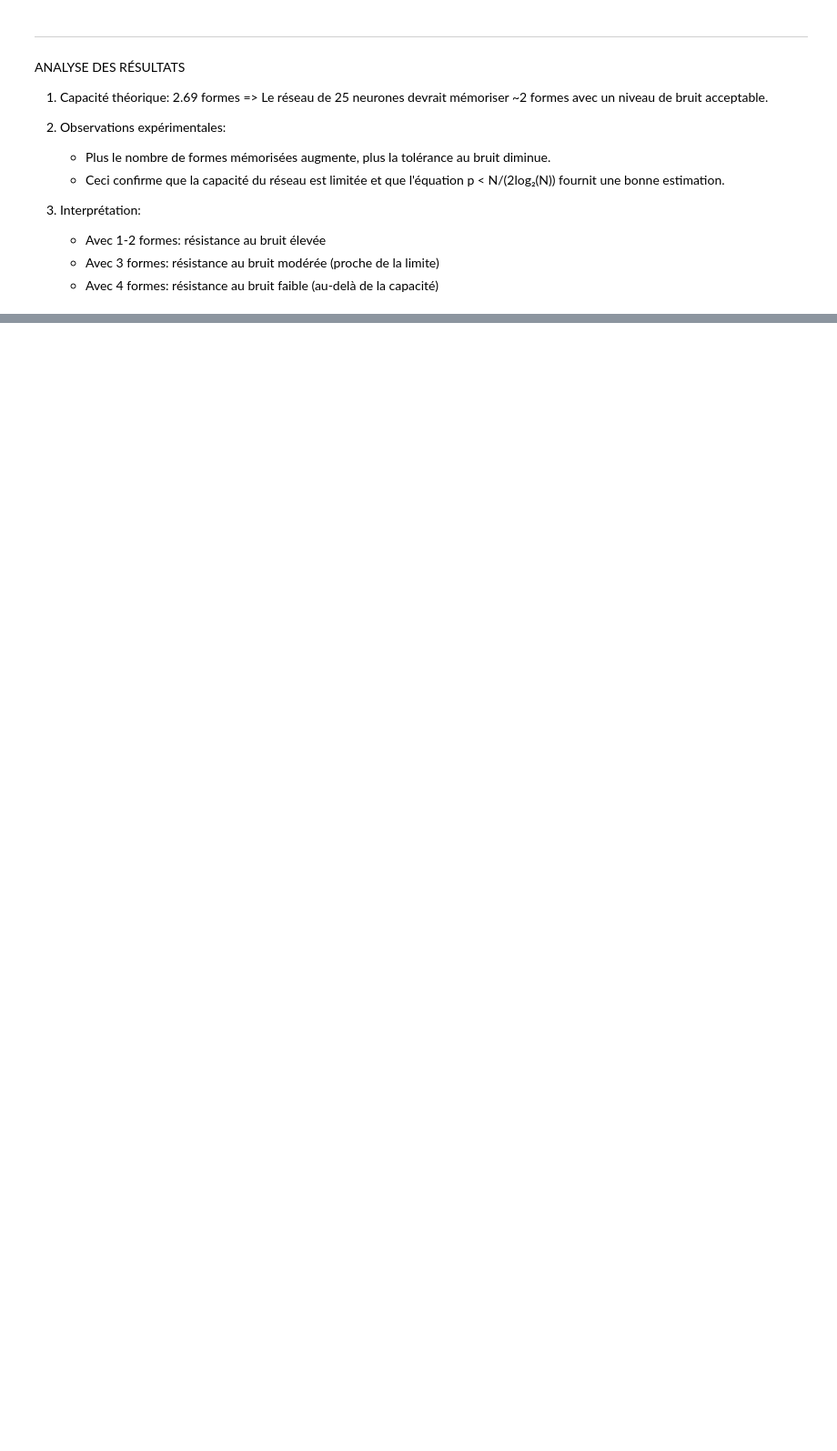
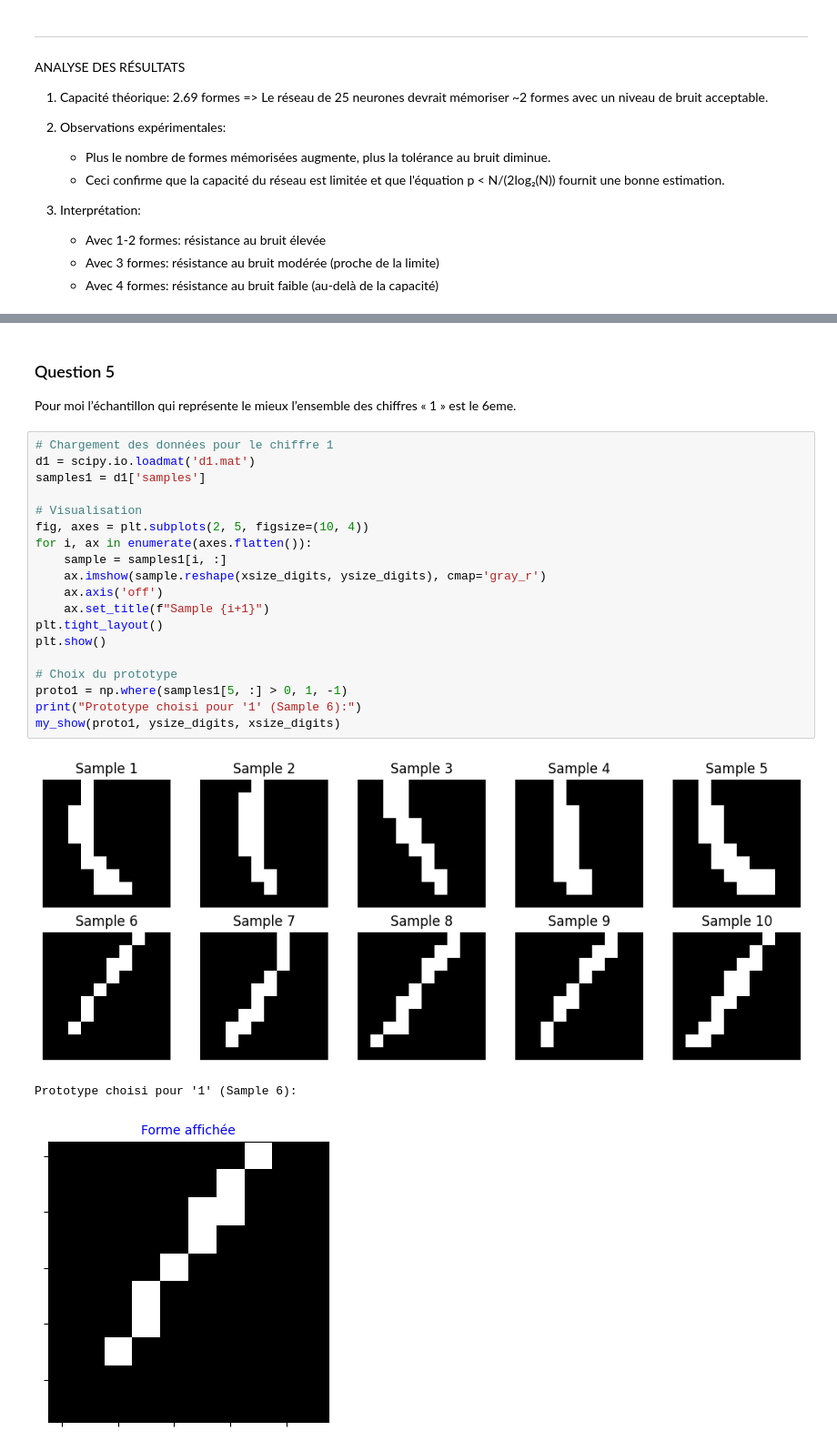
Before and after one commit to Leon-afk1/TP_reseau_neurone, a Jupyter notebook: Lab2/lab2.ipynb, the cells around one changed output, grey strips where cells are left out. Shown at 91% size. Saved outputs shown, nothing was run; the diff lists cells and outputs as text; blank space fills up the shorter version.

```diff
--- a/Lab2/lab2.ipynb
+++ b/Lab2/lab2.ipynb
@@ -1408,0 +1597,26 @@ ANALYSE DES RÉSULTATS
+# %% [markdown]
+### Question 5
+Pour moi l’échantillon qui représente le mieux l’ensemble des chiffres « 1 » est le 6eme.
+# %%
+# Chargement des données pour le chiffre 1
+d1 = scipy.io.loadmat('d1.mat')
+samples1 = d1['samples']
+
+# Visualisation
+fig, axes = plt.subplots(2, 5, figsize=(10, 4))
+for i, ax in enumerate(axes.flatten()):
+    sample = samples1[i, :]
+    ax.imshow(sample.reshape(xsize_digits, ysize_digits), cmap='gray_r')
+    ax.axis('off')
+    ax.set_title(f"Sample {i+1}")
+plt.tight_layout()
+plt.show()
+
+# Choix du prototype
+proto1 = np.where(samples1[5, :] > 0, 1, -1)
+print("Prototype choisi pour '1' (Sample 6):")
+my_show(proto1, ysize_digits, xsize_digits)
+# %% [output]
+[figure, added]
+Prototype choisi pour '1' (Sample 6):
+[figure, added]
```
Also changed, not shown: parts of 31 cells of this notebook, 1 other file.
